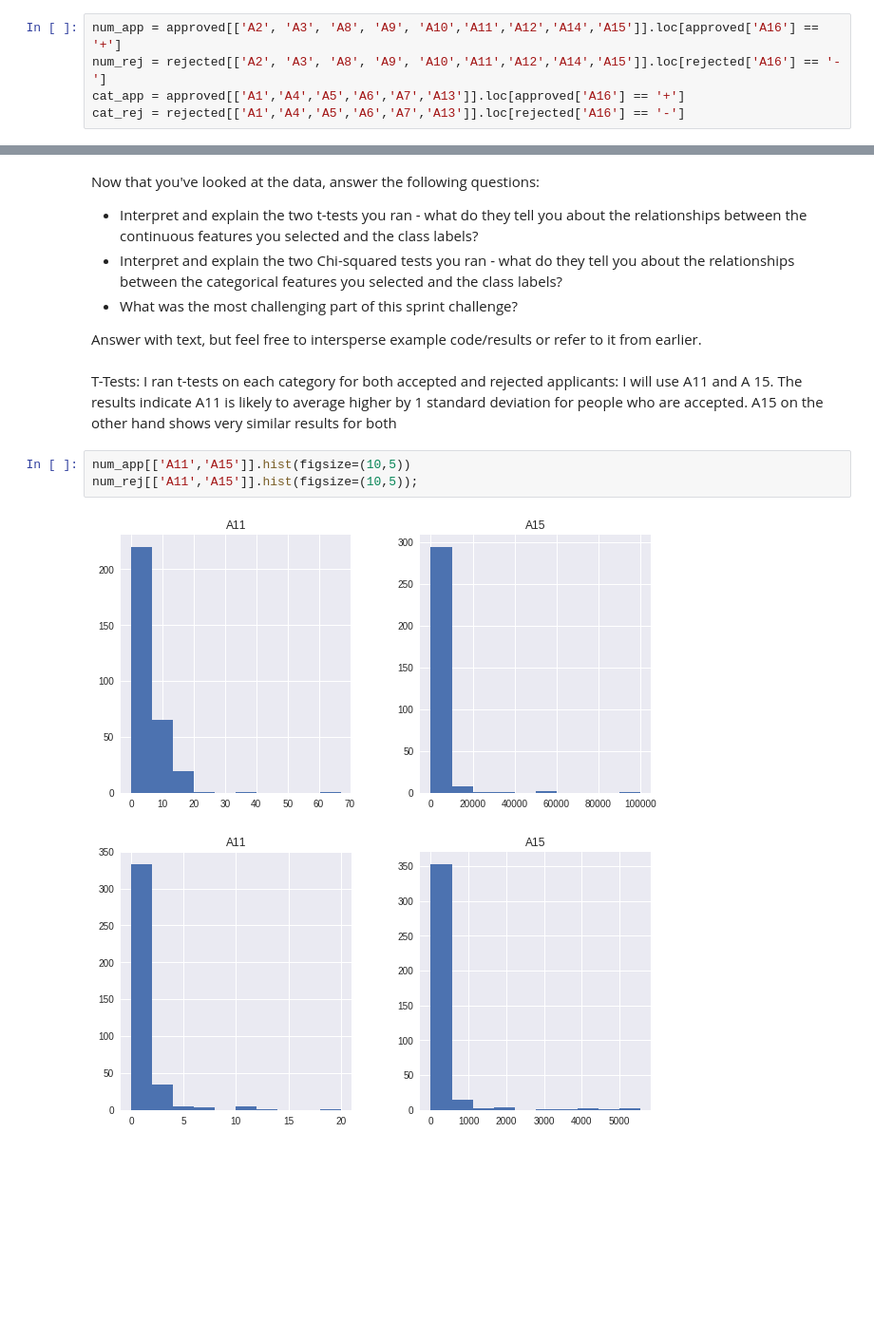
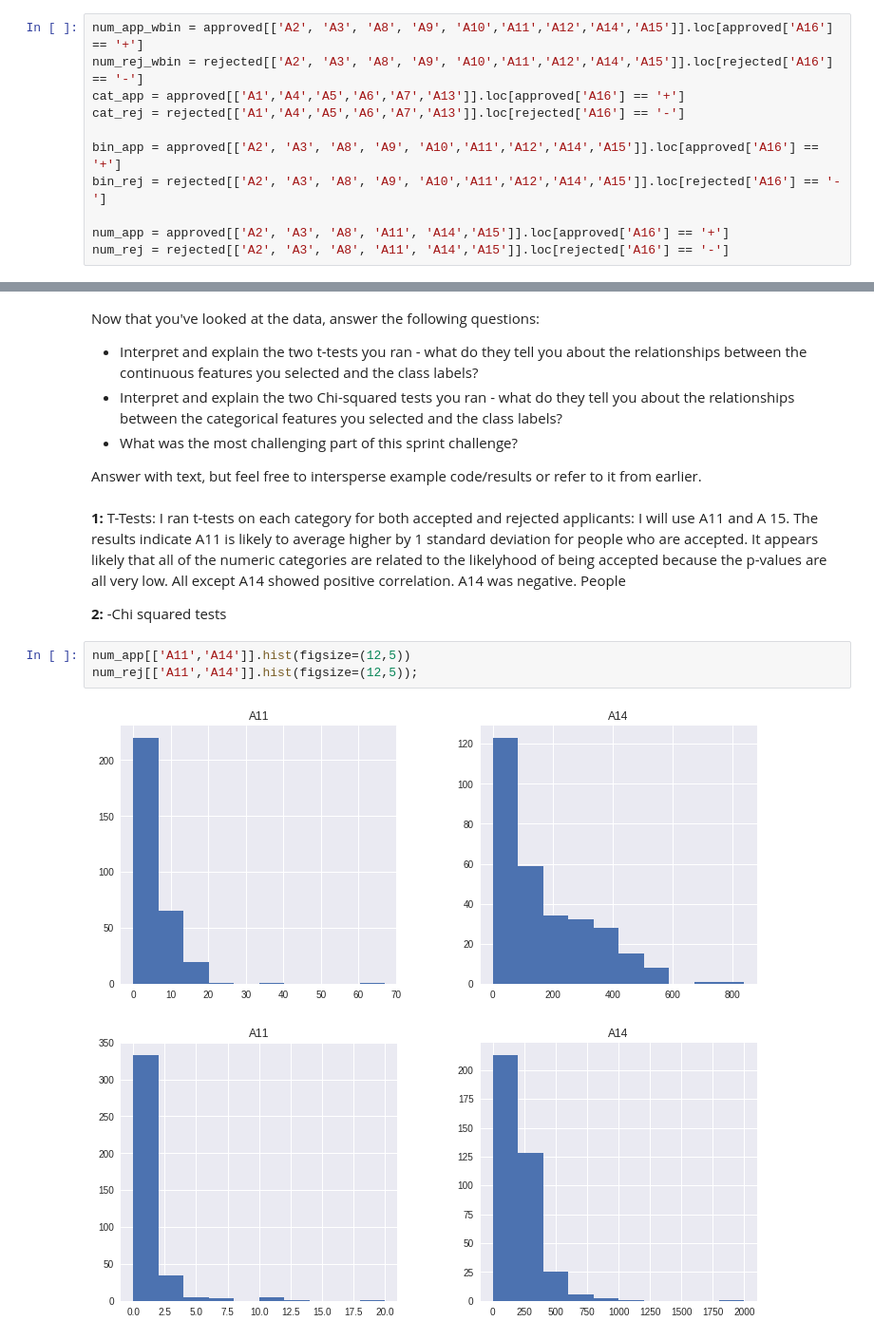
Before and after one commit to jazzathoth/AB-Demo, a Jupyter notebook: DS_Unit_1_Sprint_Challenge_4.ipynb, the cells around one changed output, grey strips where cells are left out. Shown at 95% size. Saved outputs shown, nothing was run; the diff lists cells and outputs as text; blank space fills up the shorter version.

```diff
--- a/DS_Unit_1_Sprint_Challenge_4.ipynb
+++ b/DS_Unit_1_Sprint_Challenge_4.ipynb
@@ -120,10 +120,16 @@ Your *main* goal is the hypothesis tests, so don't spend too much time on the ex
 
 This is challenging, so manage your time and aim for a baseline of at least running two t-tests and two Chi-squared tests before polishing. And don't forget to answer the questions in part 3, even if your results in this part aren't what you want them to be.
 # %%
-num_app = approved[['A2', 'A3', 'A8', 'A9', 'A10','A11','A12','A14','A15']].loc[approved['A16'] == '+']
-num_rej = rejected[['A2', 'A3', 'A8', 'A9', 'A10','A11','A12','A14','A15']].loc[rejected['A16'] == '-']
+num_app_wbin = approved[['A2', 'A3', 'A8', 'A9', 'A10','A11','A12','A14','A15']].loc[approved['A16'] == '+']
+num_rej_wbin = rejected[['A2', 'A3', 'A8', 'A9', 'A10','A11','A12','A14','A15']].loc[rejected['A16'] == '-']
 cat_app = approved[['A1','A4','A5','A6','A7','A13']].loc[approved['A16'] == '+']
 cat_rej = rejected[['A1','A4','A5','A6','A7','A13']].loc[rejected['A16'] == '-']
+
+bin_app = approved[['A2', 'A3', 'A8', 'A9', 'A10','A11','A12','A14','A15']].loc[approved['A16'] == '+']
+bin_rej = rejected[['A2', 'A3', 'A8', 'A9', 'A10','A11','A12','A14','A15']].loc[rejected['A16'] == '-']
+
+num_app = approved[['A2', 'A3', 'A8', 'A11', 'A14','A15']].loc[approved['A16'] == '+']
+num_rej = rejected[['A2', 'A3', 'A8', 'A11', 'A14','A15']].loc[rejected['A16'] == '-']
 # %%
 num_app['A2'], num_app['A14'] = pd.to_numeric(num_app['A2']), pd.to_numeric(num_app['A14'])
 num_rej['A2'], num_rej['A14'] = pd.to_numeric(num_rej['A2']),  pd.to_numeric(num_rej['A14'])
@@ -243,13 +293,17 @@ Now that you've looked at the data, answer the following questions:
 
 Answer with text, but feel free to intersperse example code/results or refer to it from earlier.
 # %% [markdown]
+**1:**
 T-Tests: I ran t-tests on each category for both accepted and rejected applicants: I will use A11 and A 15.
 The results indicate A11 is likely to average higher by 1 standard deviation for people who are accepted.
-A15 on the other hand shows very similar results for both
+It appears likely that all of the numeric categories are related to the likelyhood of being accepted because the p-values are all very low. All except A14 showed positive correlation. A14 was negative. People
+
+**2:**
+-Chi squared tests
 # %%
-num_app[['A11','A15']].hist(figsize=(10,5))
-num_rej[['A11','A15']].hist(figsize=(10,5));
+num_app[['A11','A14']].hist(figsize=(12,5))
+num_rej[['A11','A14']].hist(figsize=(12,5));
 # %% [output]
-[figure, old version]
+[figure, new version]
-[figure, old version]
+[figure, new version]
 # %%
```
Also changed, not shown: parts of 8 cells of this notebook.
